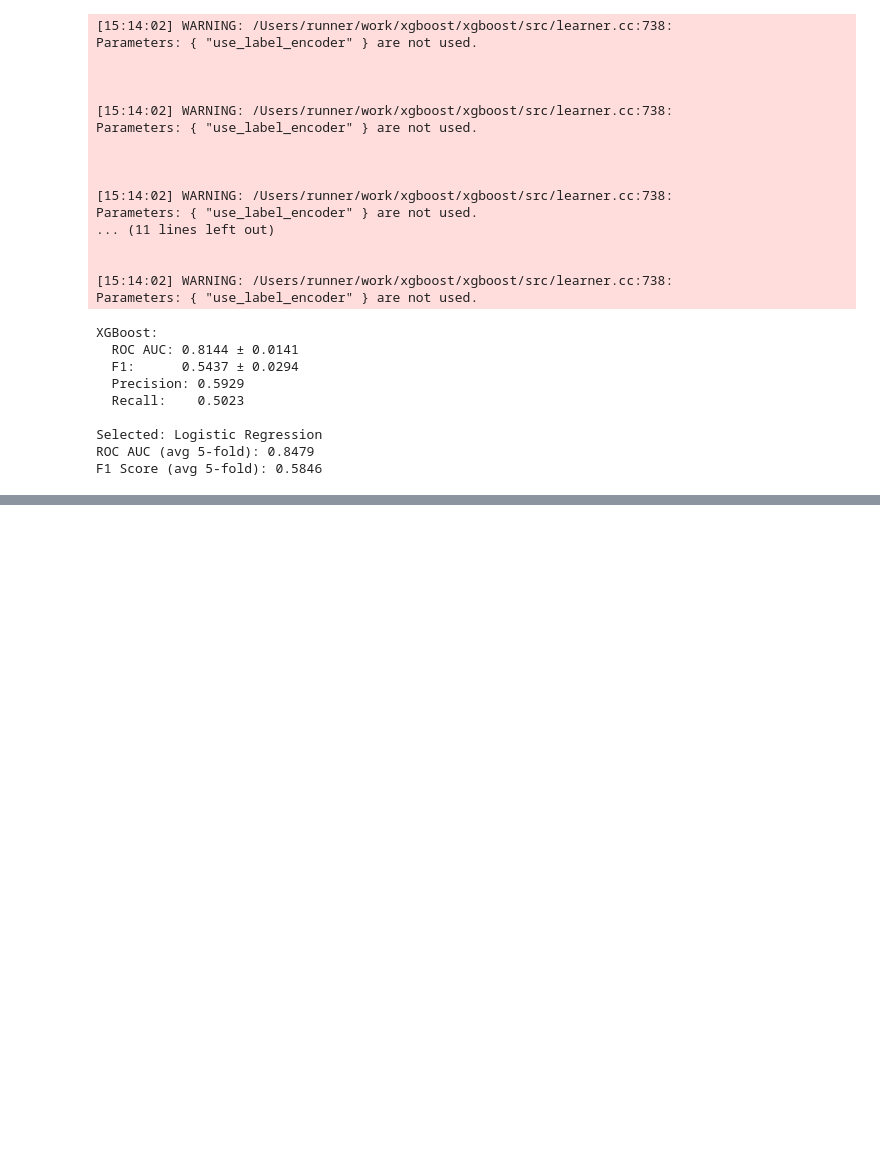
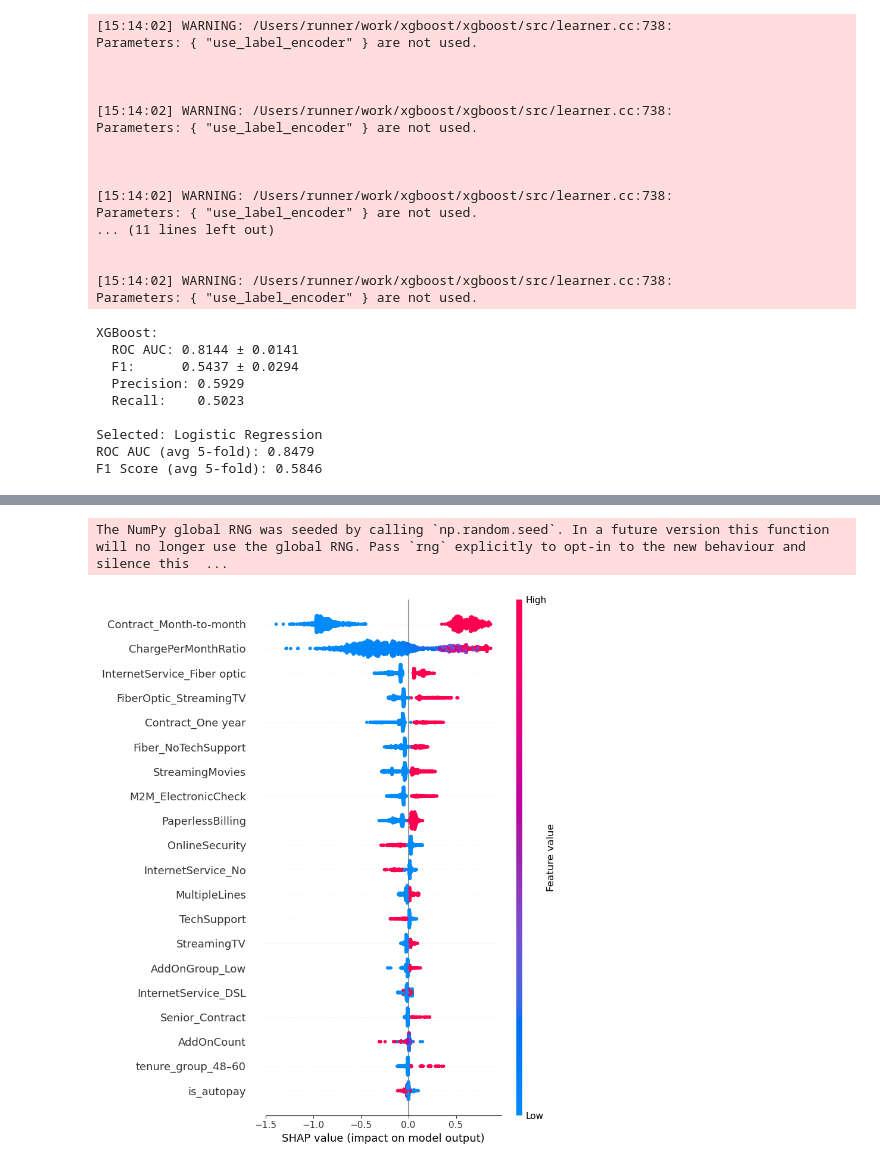
Before and after one commit to mewpunyapat/customer-churn-prediction, a Jupyter notebook: notebooks/modeling_classical_ml.ipynb, the cells around one changed output, grey strips where cells are left out. Saved outputs shown, nothing was run; the diff lists cells and outputs as text; code cells hidden in the pictures; blank space fills up the shorter version.

```diff
--- a/notebooks/modeling_classical_ml.ipynb
+++ b/notebooks/modeling_classical_ml.ipynb
@@ -178,0 +272,14 @@ F1 Score (avg 5-fold): 0.5846
+# %%
+rf_params = {
+    'n_estimators': [100, 200],
+    'max_depth': [None, 10, 20],
+    'min_samples_split': [2, 5],
+    'class_weight': ['balanced']
+}
+
+rf = RandomForestClassifier(random_state=42)
+grid_rf = GridSearchCV(rf, rf_params, scoring='f1', cv=5, n_jobs=-1)
+grid_rf.fit(X_train, y_train)
+
+best_rf = grid_rf.best_estimator_
+print("Best Parameters:", grid_rf.best_params_)
@@ -178,0 +318,14 @@ F1 Score (avg 5-fold): 0.5846
+# %%
+param_grid = {
+    'n_estimators': [100, 200],
+    'max_depth': [3, 5, 7],
+    'learning_rate': [0.01, 0.1, 0.2],
+    'subsample': [0.8, 1.0]
+}
+
+xgb = XGBClassifier(use_label_encoder=False, eval_metric='logloss', scale_pos_weight=1035/374)
+grid_xgb = GridSearchCV(xgb, param_grid, scoring='f1', cv=5, n_jobs=-1, verbose=1)
+grid_xgb.fit(X_train, y_train)
+
+best_xgb = grid_xgb.best_estimator_
+print("Best parameters:", grid_xgb.best_params_)
@@ -178,0 +399,11 @@ F1 Score (avg 5-fold): 0.5846
+# %%
+import shap
+
+explainer = shap.Explainer(best_xgb)
+shap_values = explainer(X_test)
+
+# Summary plot
+shap.summary_plot(shap_values, X_test)
+# %% [output]
+The NumPy global RNG was seeded by calling `np.random.seed`. In a future version this function will no longer use the global RNG. Pass `rng` explicitly to opt-in to the new behaviour and silence this  ...
+[figure, added]
```
Also changed, not shown: parts of 10 cells of this notebook.
